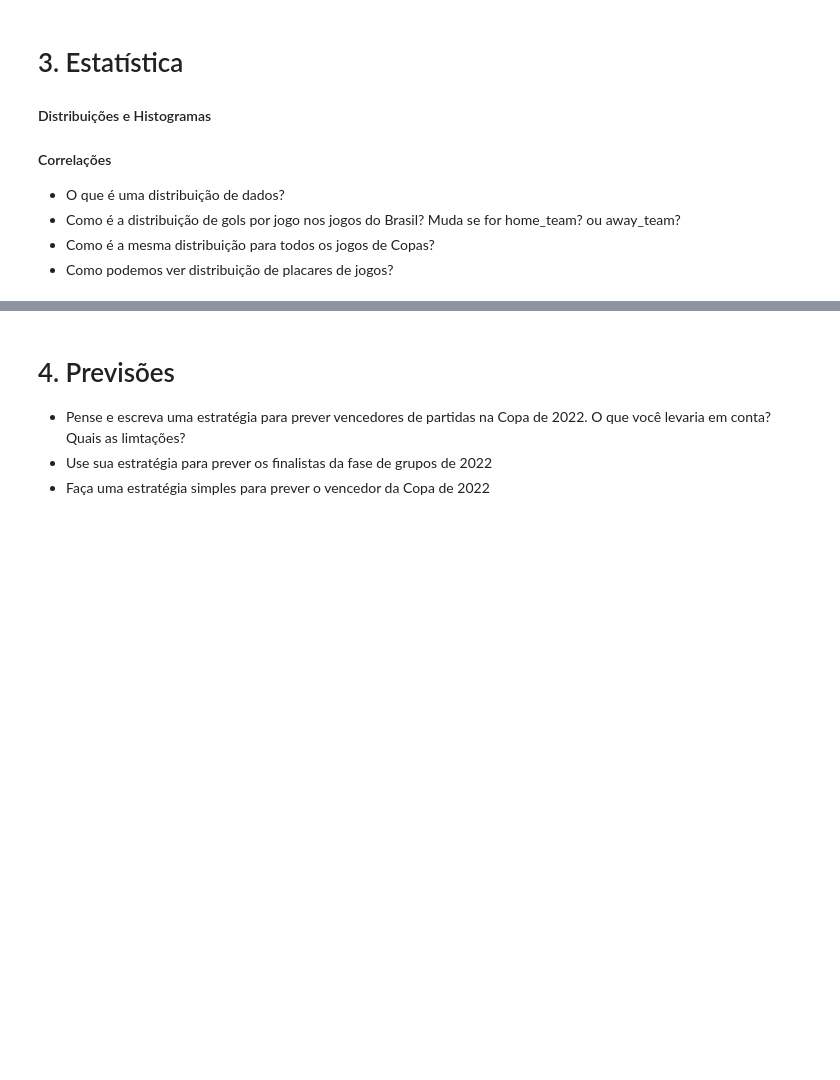
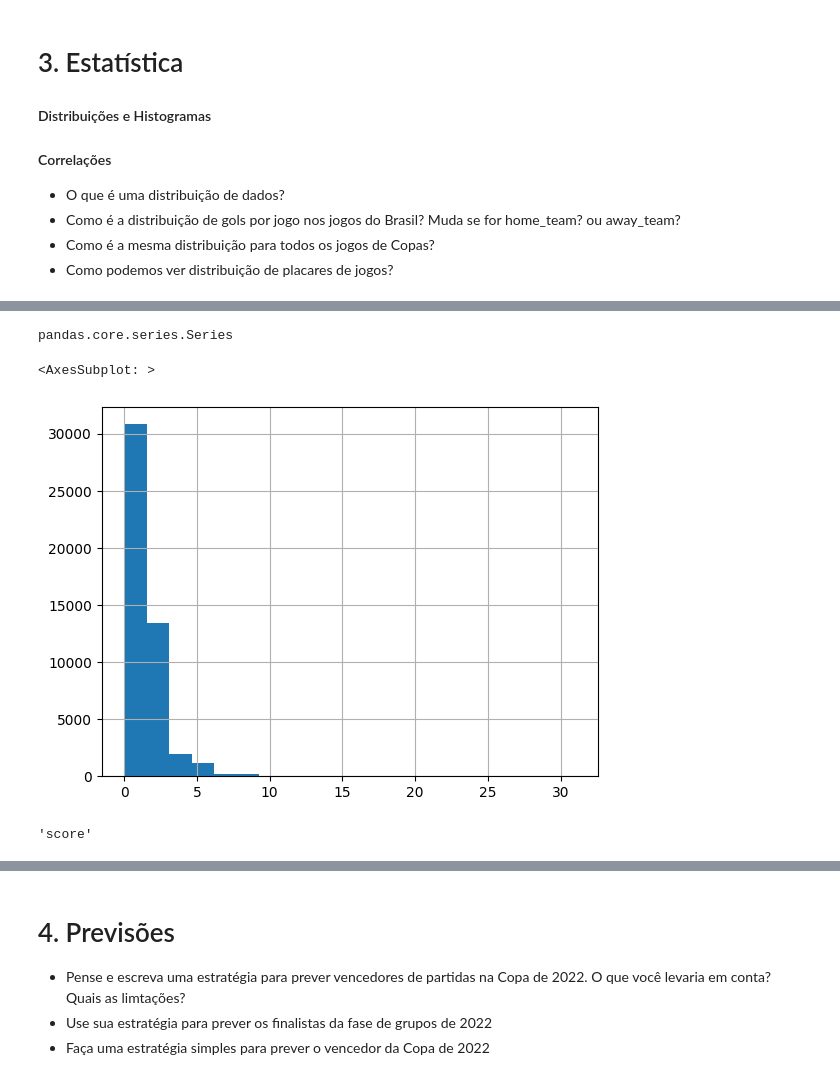
Before and after one commit to lgabs/copa22-forecast, a Jupyter notebook: code/lessons/Aula 1 - Análise de Dados.ipynb, the cells around one changed output, grey strips where cells are left out. Drawn from its saved outputs; the diff is of its cells as text; code cells hidden in the pictures; blank space fills up the shorter version.

```diff
--- a/code/lessons/Aula 1 - Análise de Dados.ipynb
+++ b/code/lessons/Aula 1 - Análise de Dados.ipynb
@@ -1159,0 +1230,11 @@ Vamos plotar separadamente ataque, depois defesa e por último meio de campo, se
+# %%
+home_scores = df.home_team_score
+away_scores = df.away_team_score
+
+print('home_scores rows: ', len(home_scores))
+print('away_scores rows: ', len(away_scores))
+
+scores = pd.concat([home_scores, away_scores], axis=0).reset_index(drop=True)
+print('scores rows: ', len(scores))
+
+scores
@@ -1159,0 +1257,14 @@ Vamos plotar separadamente ataque, depois defesa e por último meio de campo, se
+# %%
+type(scores)
+# %% [output]
+pandas.core.series.Series
+# %%
+scores.hist(bins=20)
+# %% [output]
+<AxesSubplot: >
+[figure, added]
+# %%
+scores.name = 'score'
+scores.name
+# %% [output]
+'score'
```
Also changed, not shown: parts of 16 cells of this notebook.
